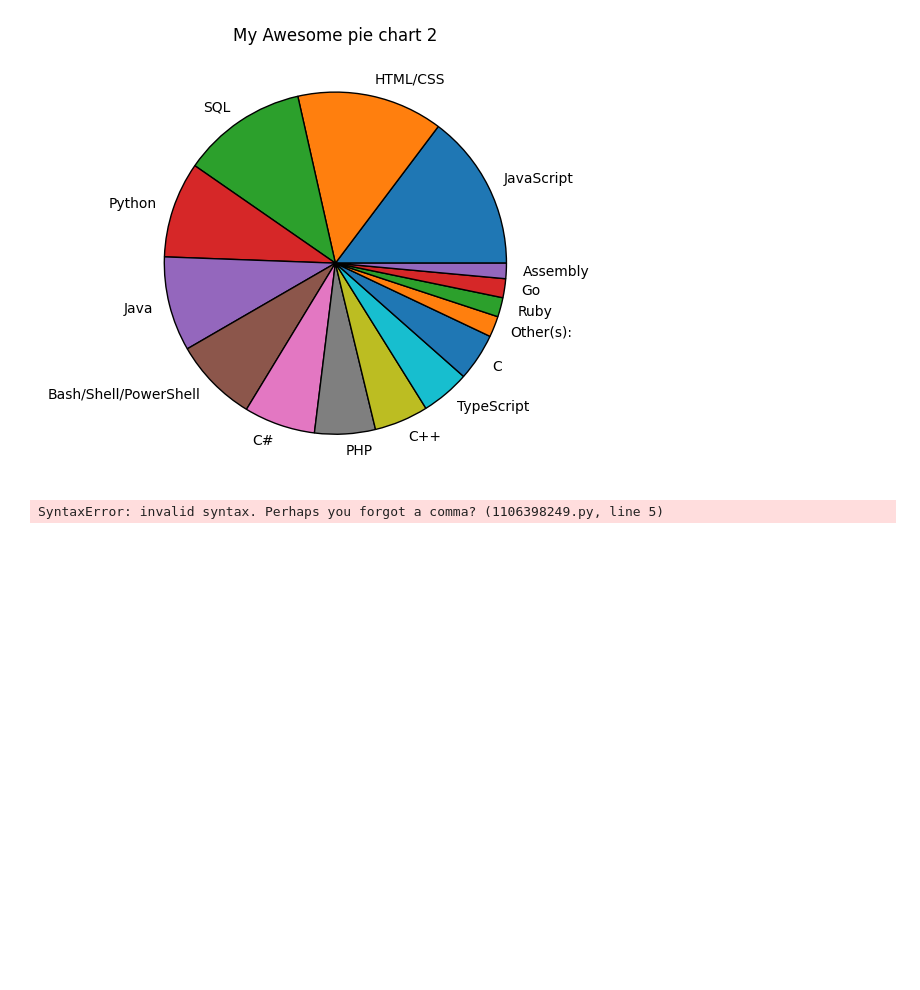
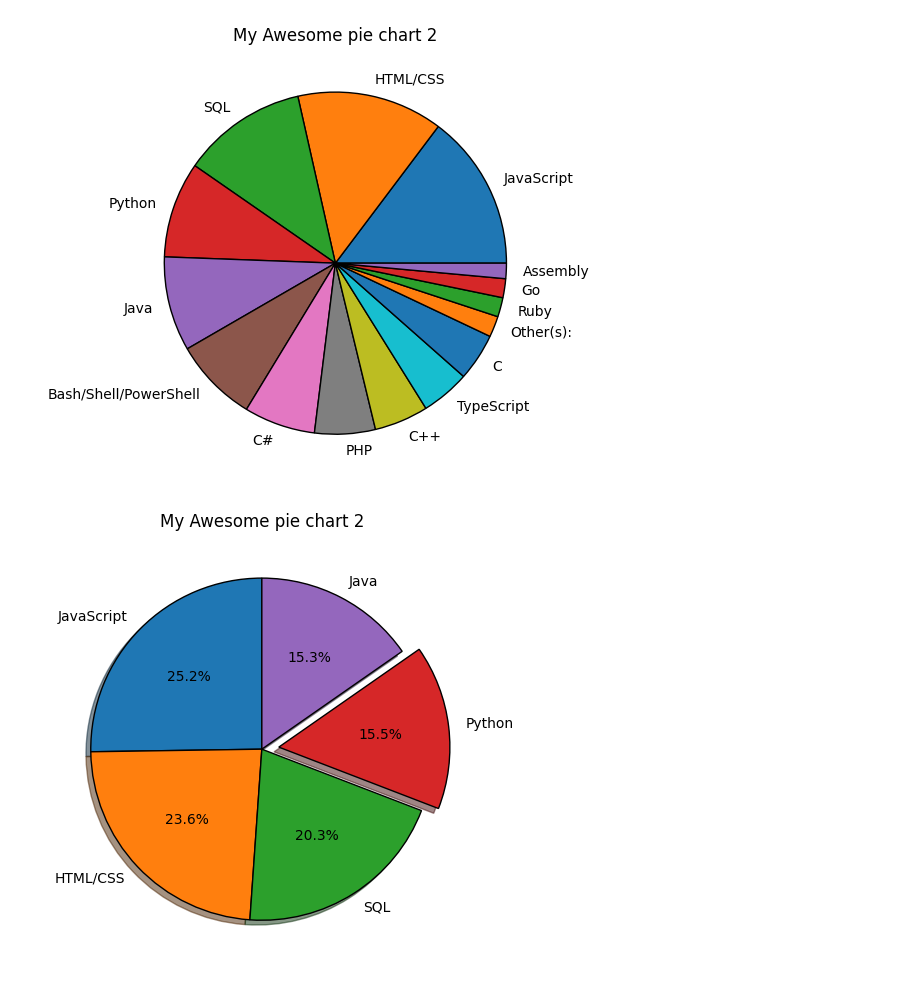
Before and after one commit to Sanj-bot/JourneyIntoTheWorldOfPython, a Jupyter notebook: Frameworks/MathPlotLib/matplotlib3.ipynb, the cells around one changed output. Cells and saved outputs as stored; diff of their text form; code cells hidden in the pictures; blank space fills up the shorter version.

```diff
--- a/Frameworks/MathPlotLib/matplotlib3.ipynb
+++ b/Frameworks/MathPlotLib/matplotlib3.ipynb
@@ -23,10 +23,10 @@ plt.tight_layout()
 # %%
 # Language Popularity
 slices = [59219, 55466, 47544, 36443, 35917]
 labels = ['JavaScript', 'HTML/CSS', 'SQL', 'Python', 'Java']
 explode=[0,0,0,0.1,0]
-plt.pie(slices,labels=labels,explode=explode,shadow=True,startangle=90,autopct='%1.1f%%'wedgeprops={'edgecolor':'black'})
+plt.pie(slices,labels=labels,explode=explode,shadow=True,startangle=90,autopct='%1.1f%%',wedgeprops={'edgecolor':'black'})
 plt.title("My Awesome pie chart 2")
 plt.tight_layout()
 # %% [output]
-SyntaxError: invalid syntax. Perhaps you forgot a comma? (1106398249.py, line 5)
+[figure, added]
```
